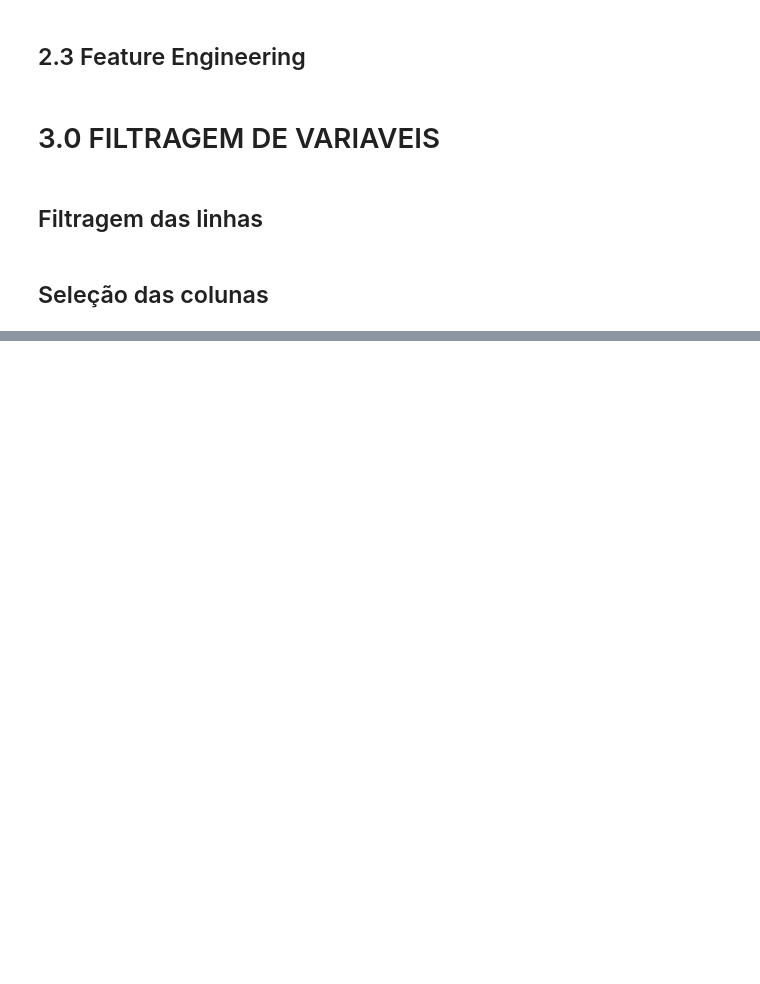
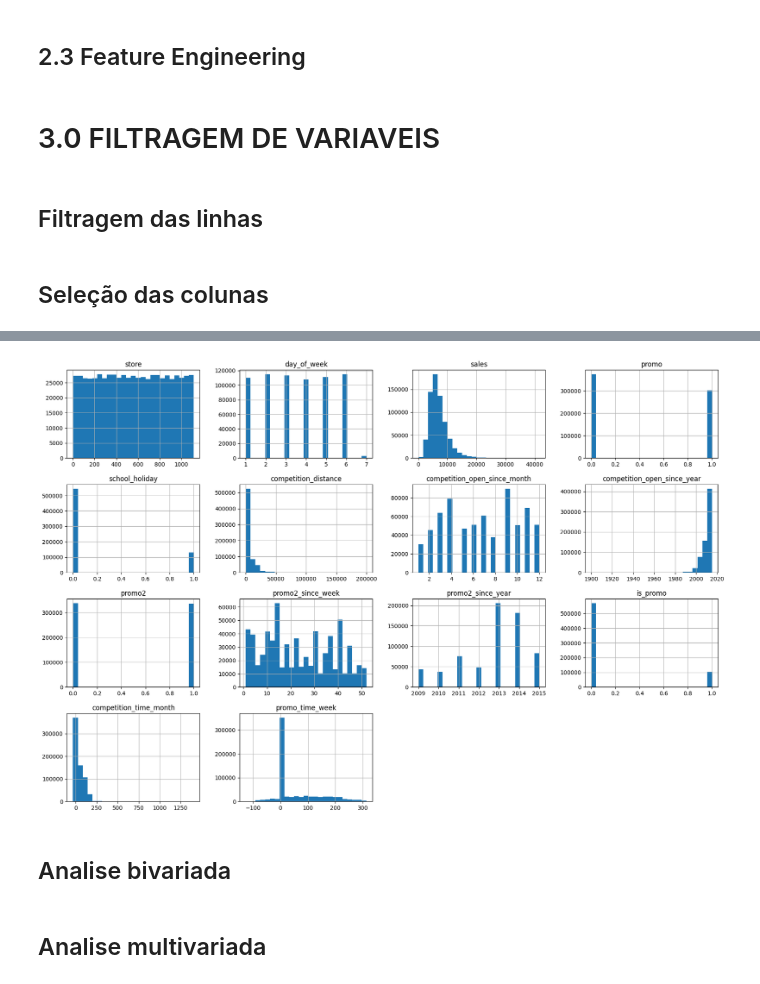
Before and after one commit to MayconRochaaa/rossmann_project, a Jupyter notebook: store_sales_prediction.ipynb, the cells around one changed output, grey strips where cells are left out. Drawn from its saved outputs; the diff is of its cells as text; code cells hidden in the pictures; blank space fills up the shorter version.

```diff
--- a/store_sales_prediction.ipynb
+++ b/store_sales_prediction.ipynb
@@ -355,0 +371,9 @@ df3_train = df3_train.drop(cols_drop, axis=1)
+# %%
+#numerical variables
+num_attributes.hist(bins=25, figsize=(21,14));
+# %% [output]
+[figure, added]
+# %% [markdown]
+## Analise bivariada
+# %% [markdown]
+## Analise multivariada
```
Also changed, not shown: parts of 4 cells of this notebook.
